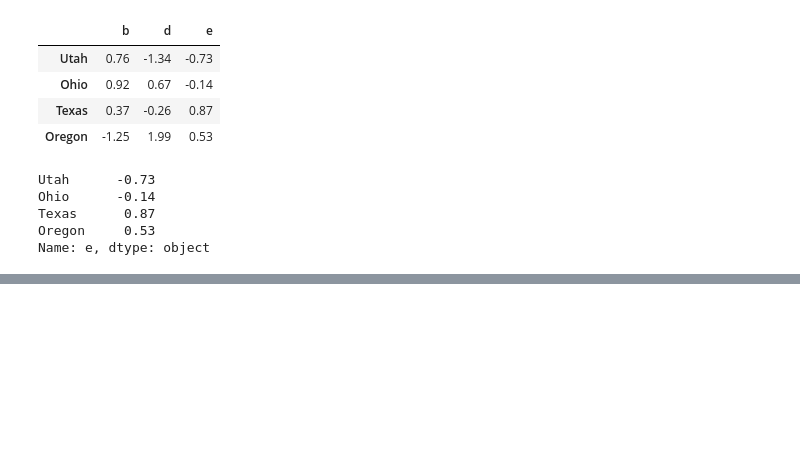
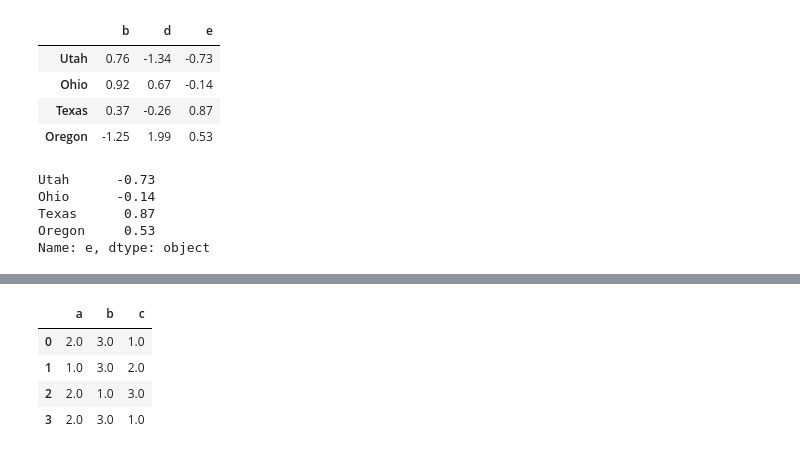
Before and after one commit to LydiaStoneKonstanski/WesCh5, a Jupyter notebook: Chapter5WorkAlong.ipynb, the cells around one changed output, grey strips where cells are left out. Drawn from its saved outputs; the diff is of its cells as text; code cells hidden in the pictures; blank space fills up the shorter version.

```diff
--- a/Chapter5WorkAlong.ipynb
+++ b/Chapter5WorkAlong.ipynb
@@ -1153,0 +1289,8 @@ obj = pd.Series(range(4),
+# %%
+frame.rank(axis='columns')
+# %% [output]
+|  | a | b | c |
+| 0 | 2.0 | 3.0 | 1.0 |
+| 1 | 1.0 | 3.0 | 2.0 |
+| 2 | 2.0 | 1.0 | 3.0 |
+| 3 | 2.0 | 3.0 | 1.0 |
```
Also changed, not shown: parts of 35 cells of this notebook.
